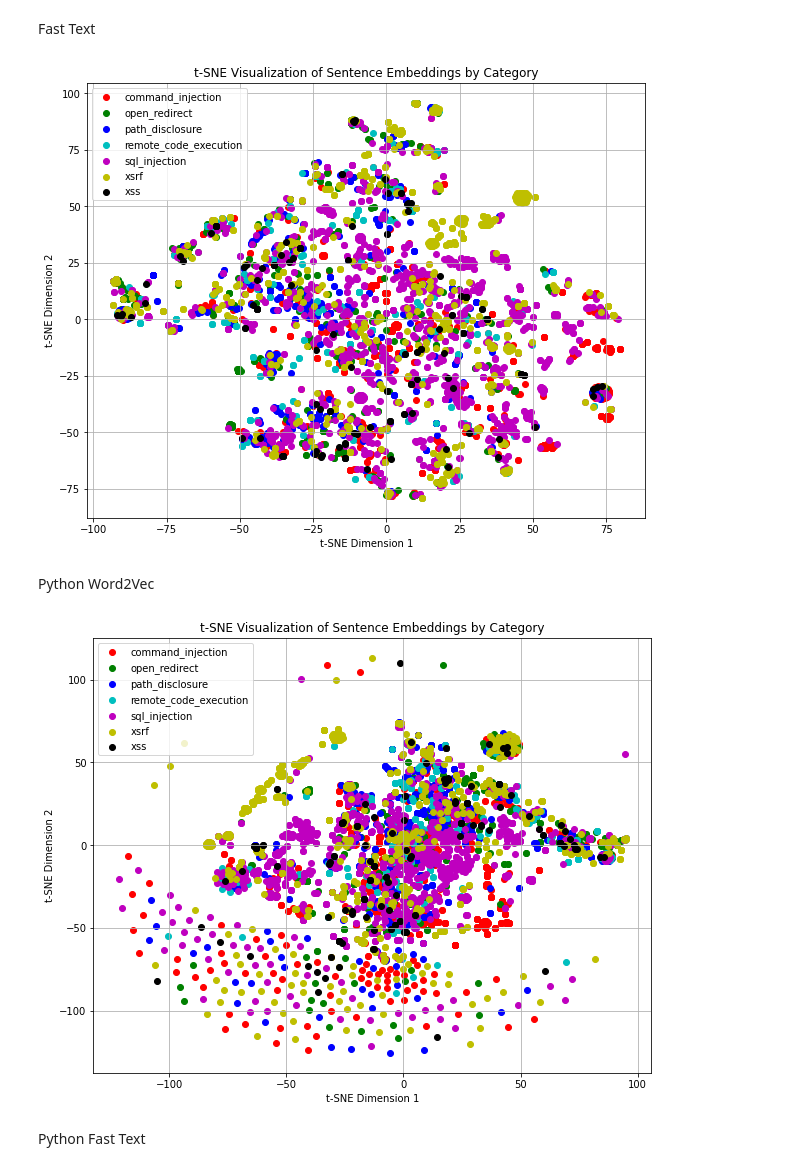
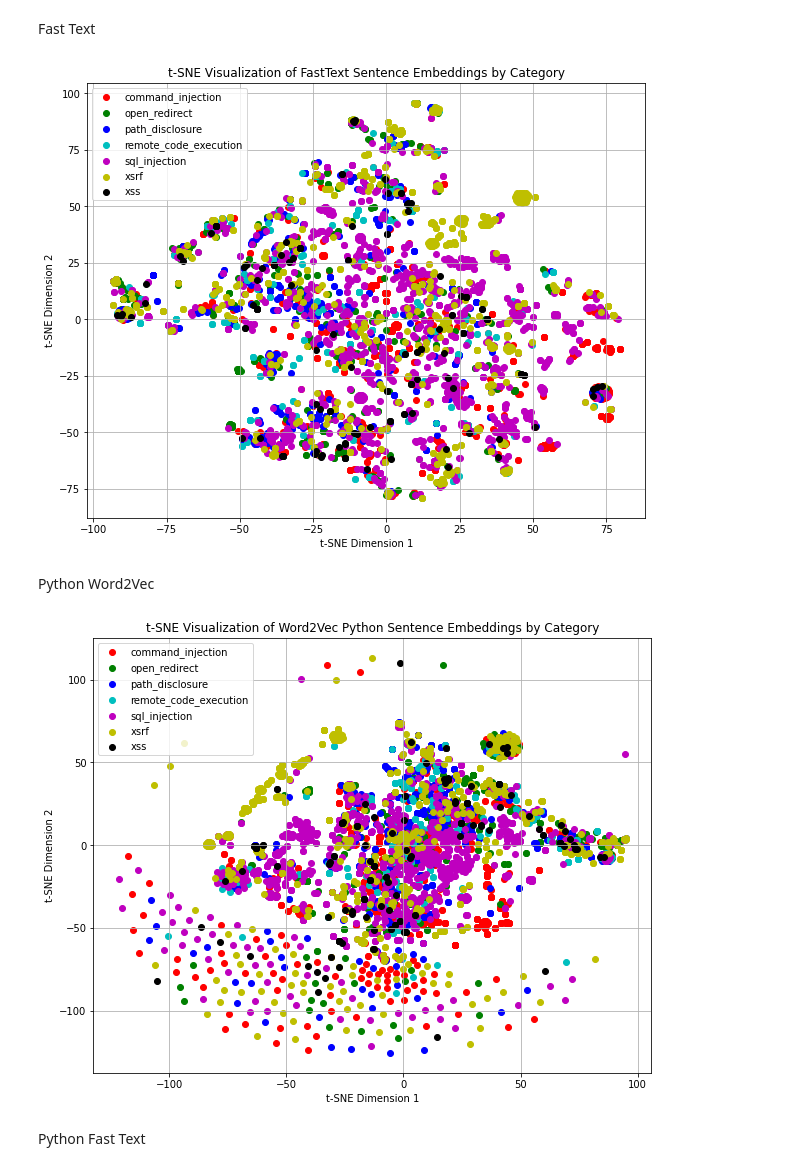
Before and after one commit to iliaskaloup/vuln_classification, a Jupyter notebook: embeddings_visualization.ipynb, the cells around one changed output. Drawn from its saved outputs; the diff is of its cells as text; code cells hidden in the pictures.

```diff
--- a/embeddings_visualization.ipynb
+++ b/embeddings_visualization.ipynb
@@ -99,3 +78,2 @@ data.head()
 # %%
-if representation_form == "bow":
-    bow_size = 237 # number of columns that stand as features|
+bow_size = 237 # number of columns that stand as features|
@@ -216,14 +134,13 @@ if representation_form == "bow":
 # %% [output]
 [figure]
 # %%
-if embedding_algorithm == "w2v" and representation_form == "sequences" and train_embs == False:
-    emb_vectors = gensim.downloader.load('word2vec-google-news-300')
-elif embedding_algorithm == "ft" and representation_form == "sequences" and train_embs == False:
-    emb_vectors = gensim.downloader.load('fasttext-wiki-news-subwords-300')
-elif embedding_algorithm == "w2v" and representation_form == "sequences" and train_embs == True:
-    emb_vectors = Word2Vec.load('w2v_model.model')
-elif embedding_algorithm == "ft" and representation_form == "sequences" and train_embs == True:
-    emb_vectors = FastText.load('fast-text_model.model')
+w2v_vectors = gensim.downloader.load('word2vec-google-news-300')
+
+ft_vectors = gensim.downloader.load('fasttext-wiki-news-subwords-300')
+
+py_w2v_vectors = Word2Vec.load('w2v_model.model')
+
+py_ft_vectors = FastText.load('fast-text_model.model')
 # %% [markdown]
 Word2Vec
 # %%
@@ -254,51 +170,49 @@ Fast Text
 # %%
 tsne = TSNE(n_components=2, random_state=seed)
 
-if representation_form == "sequences" and embedding_algorithm == "ft" and train_embs == False:
-    embs = np.array([vectorize(sentence, emb_vectors, 300) for sentence in np.array(tokenized_list)])
-    embeddings_tsne = tsne.fit_transform(embs)
+embs = np.array([vectorize(sentence, ft_vectors, 300) for sentence in np.array(tokenized_list)])
+embeddings_tsne = tsne.fit_transform(embs)
 
-    plt.figure(figsize=(10, 8))
-    class_labels = np.unique(data["Category"])
-    colors = ['r', 'g', 'b', 'c', 'm', 'y', 'k']
+plt.figure(figsize=(10, 8))
+class_labels = np.unique(data["Category"])
+colors = ['r', 'g', 'b', 'c', 'm', 'y', 'k']
 
-    for i, class_label in enumerate(class_labels):
-        indices = np.where(data["Category"] == class_label)
-        plt.scatter(embeddings_tsne[indices, 0], embeddings_tsne[indices, 1], c=colors[i], label=class_label)
+for i, class_label in enumerate(class_labels):
+    indices = np.where(data["Category"] == class_label)
+    plt.scatter(embeddings_tsne[indices, 0], embeddings_tsne[indices, 1], c=colors[i], label=class_label)
 
-    plt.title('t-SNE Visualization of FastText Sentence Embeddings by Category')
-    plt.xlabel('t-SNE Dimension 1')
-    plt.ylabel('t-SNE Dimension 2')
-    plt.legend()
-    plt.grid(True)
-    plt.show()
+plt.title('t-SNE Visualization of FastText Sentence Embeddings by Category')
+plt.xlabel('t-SNE Dimension 1')
+plt.ylabel('t-SNE Dimension 2')
+plt.legend()
+plt.grid(True)
+plt.show()
 # %% [output]
-[figure, old version]
+[figure, new version]
 # %% [markdown]
 Python Word2Vec
 # %%
 tsne = TSNE(n_components=2, random_state=seed)
 
-if representation_form == "sequences" and embedding_algorithm == "w2v" and train_embs == True:
-    embs = np.array([vectorize(sentence, emb_vectors.wv, 100) for sentence in np.array(tokenized_list)])
-    embeddings_tsne = tsne.fit_transform(embs)
+embs = np.array([vectorize(sentence, py_w2v_vectors.wv, 100) for sentence in np.array(tokenized_list)])
+embeddings_tsne = tsne.fit_transform(embs)
 
-    plt.figure(figsize=(10, 8))
-    class_labels = np.unique(data["Category"])
-    colors = ['r', 'g', 'b', 'c', 'm', 'y', 'k']
+plt.figure(figsize=(10, 8))
+class_labels = np.unique(data["Category"])
+colors = ['r', 'g', 'b', 'c', 'm', 'y', 'k']
 
-    for i, class_label in enumerate(class_labels):
-        indices = np.where(data["Category"] == class_label)
-        plt.scatter(embeddings_tsne[indices, 0], embeddings_tsne[indices, 1], c=colors[i], label=class_label)
+for i, class_label in enumerate(class_labels):
+    indices = np.where(data["Category"] == class_label)
+    plt.scatter(embeddings_tsne[indices, 0], embeddings_tsne[indices, 1], c=colors[i], label=class_label)
 
-    plt.title('t-SNE Visualization of Word2Vec Python Sentence Embeddings by Category')
-    plt.xlabel('t-SNE Dimension 1')
-    plt.ylabel('t-SNE Dimension 2')
-    plt.legend()
-    plt.grid(True)
-    plt.show()
+plt.title('t-SNE Visualization of Word2Vec Python Sentence Embeddings by Category')
+plt.xlabel('t-SNE Dimension 1')
+plt.ylabel('t-SNE Dimension 2')
+plt.legend()
+plt.grid(True)
+plt.show()
 # %% [output]
-[figure, old version]
+[figure, new version]
 # %% [markdown]
 Python Fast Text
 # %%
```
Also changed, not shown: parts of 18 cells of this notebook.
